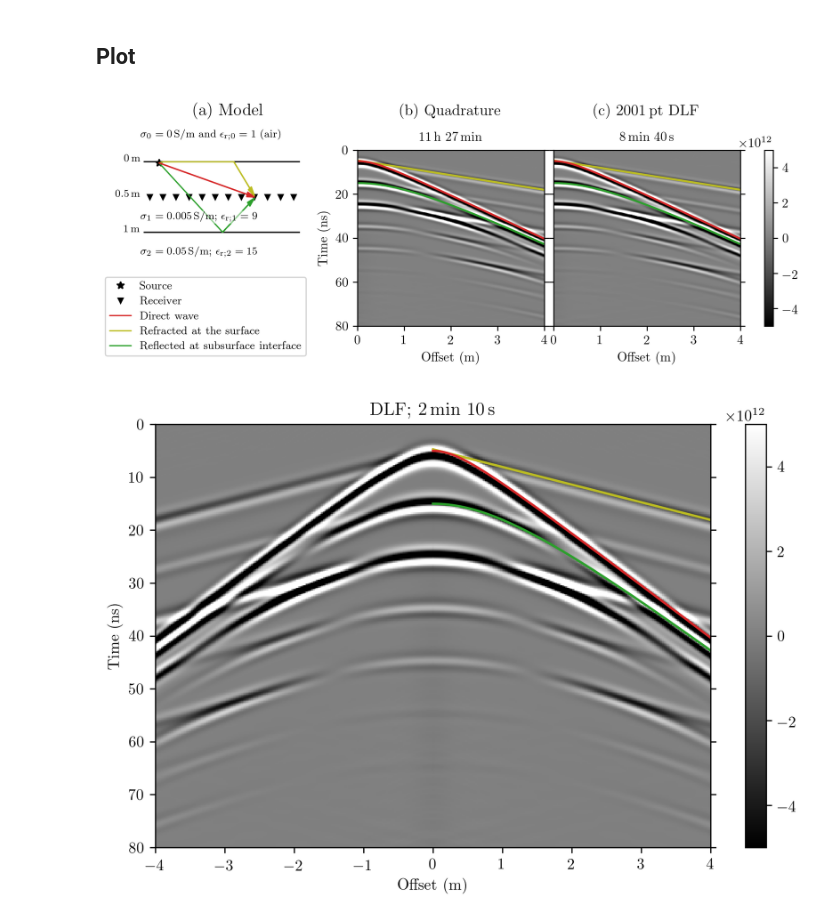
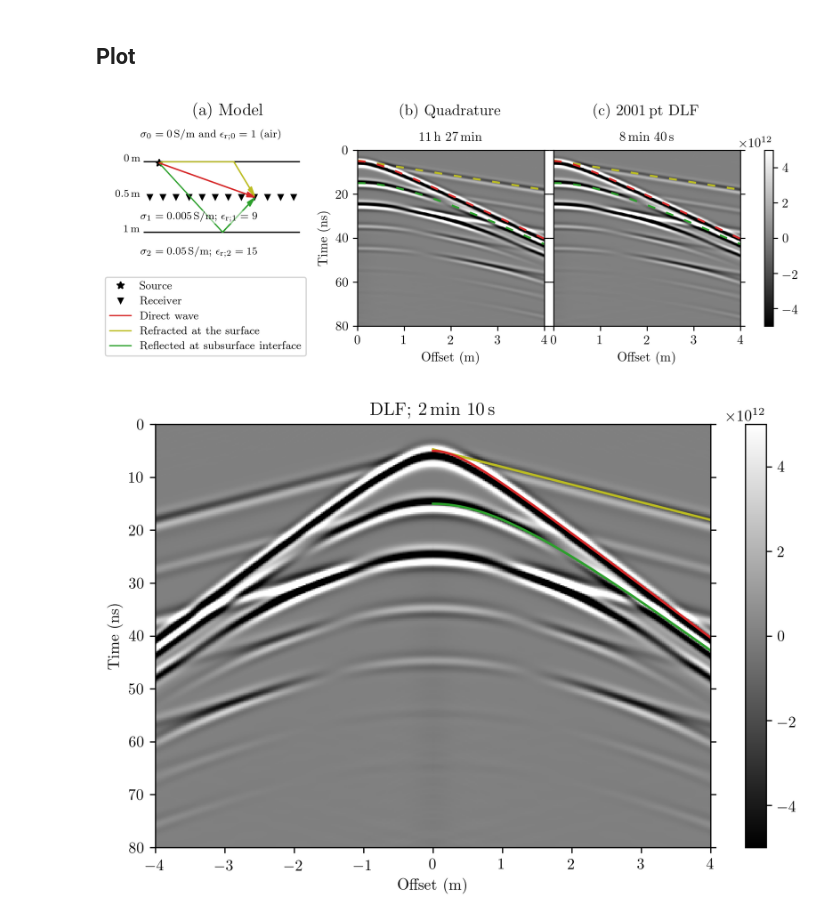
Before and after one commit to emsig/article-fdesign, a Jupyter notebook: notebooks/GPR-Figure.ipynb, the cells around one changed output. Drawn from its saved outputs; the diff is of its cells as text; code cells hidden in the pictures.

Commit message:
Small figures edit 0.6->0.7

```diff
--- a/notebooks/GPR-Figure.ipynb
+++ b/notebooks/GPR-Figure.ipynb
@@ -97,40 +97,40 @@ params = {'cmap':'gray', 'vmin':-5*10**12, 'vmax':5*10**12,
 def limits(i):
     plt.sca(axs[i+1])
     ax = plt.gca()
-    plt.plot(x, arrtimerefair*10**9, 'C8', lw=1.5)
-    plt.plot(x, arrtime*10**9, 'C3', lw=1.5)
-    plt.plot(x, arrtimeref*10**9, 'C2', lw=1.5)
+    plt.plot(x, arrtimerefair*10**9, 'C8', dashes=[4, 6], lw=1.5)
+    plt.plot(x, arrtime*10**9, 'C3', dashes=[4, 6], lw=1.5)
+    plt.plot(x, arrtimeref*10**9, 'C2', dashes=[4, 6], lw=1.5)
     plt.ylim([80, 0])
     plt.xlim([0, 4])
     plt.xlabel('Offset (m)')
     plt.xticks(np.arange(5))
     plt.grid('off')
     ax.yaxis.set_ticks_position('both')
     return ax
 
 # Plot QUA
 ax = limits(0)
 plt.text(0.5, 1.2, r'(b) Quadrature', transform=ax.transAxes, horizontalalignment='center', fontsize=12)
 plt.text(0.5, 1.05, r'11\,h 27\,min', transform=ax.transAxes, horizontalalignment='center')
 plt.imshow(gprQUA, **params)
 plt.ylabel('Time (ns)')
 
 # Plot DLF
 ax = limits(1)
 plt.text(0.5, 1.2, r'(c) 2001\,pt DLF', transform=ax.transAxes, horizontalalignment='center', fontsize=12)
 plt.text(0.5, 1.05, r'8\,min 40\,s', transform=ax.transAxes, horizontalalignment='center')
 plt.imshow(gprDLF, **params)
 ax.set_yticklabels([], ())
 
 # Plot colorbar
 cax, kw = plt.matplotlib.colorbar.make_axes([axs[1], axs[2]])
 cb = plt.colorbar(cax=cax, **kw)
 
 # Save figure and show it
 plt.savefig('../figures/GPR.pdf', bbox_inches='tight')
 plt.show()
 # %% [output]
-[figure, old version]
+[figure, new version]
 # %%
 fig, axs = plt.subplots(figsize=(8, 5))
 
```
Also changed, not shown: 7 other files.
